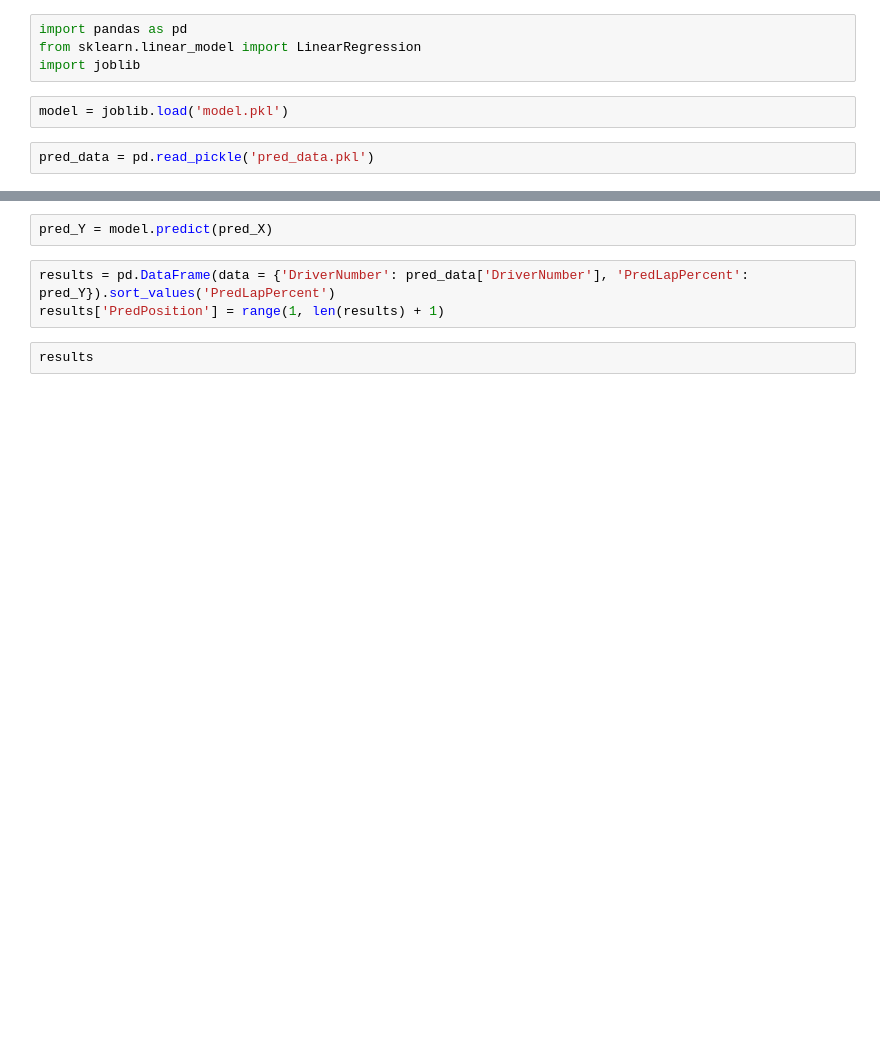
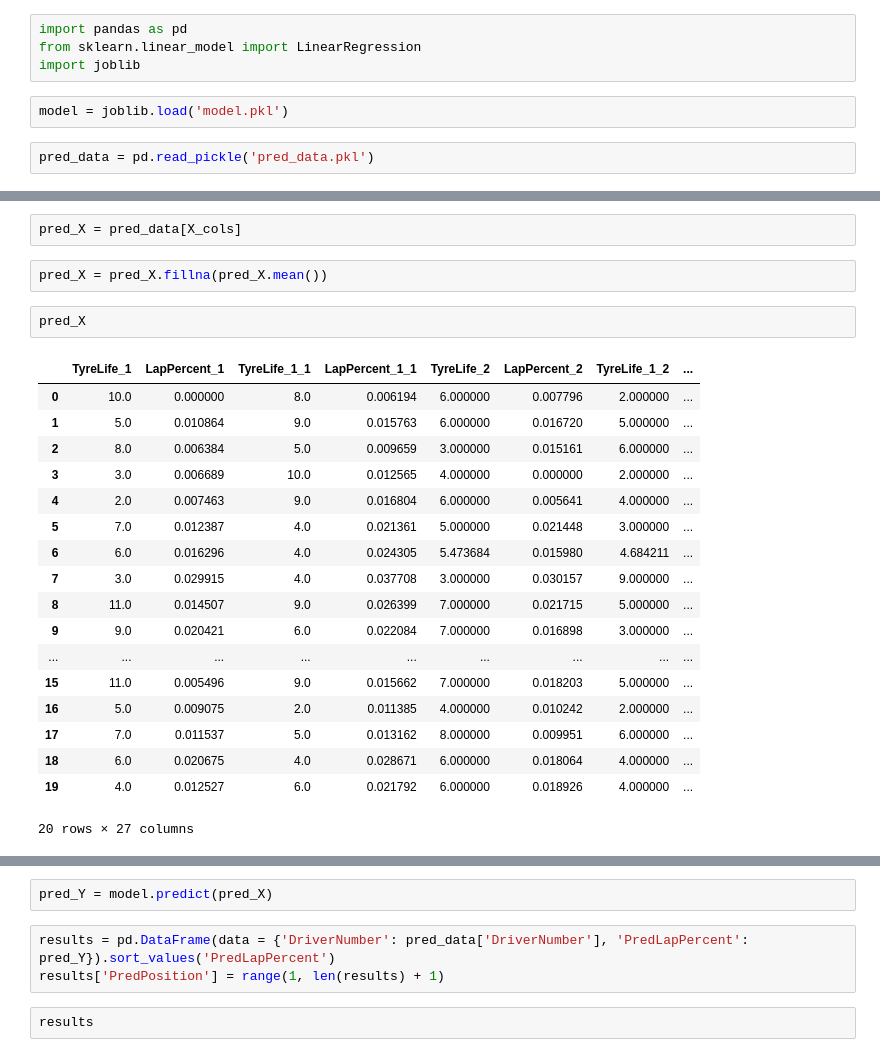
Before and after one commit to jamisonmeindl/F1-Data-Analysis, a Jupyter notebook: prediction.ipynb, the cells around one changed output, grey strips where cells are left out. Saved outputs shown, nothing was run; the diff lists cells and outputs as text; blank space fills up the shorter version.

```diff
--- a/prediction.ipynb
+++ b/prediction.ipynb
@@ -30,0 +51,25 @@ pred_X = pred_data.drop(['DriverNumber'], axis = 1)
+# %%
+pred_X = pred_data[X_cols]
+# %%
+pred_X = pred_X.fillna(pred_X.mean())
+# %%
+pred_X
+# %% [output]
+|  | TyreLife_1 | LapPercent_1 | TyreLife_1_1 | LapPercent_1_1 | TyreLife_2 | LapPercent_2 | TyreLife_1_2 | ... |
+| 0 | 10.0 | 0.000000 | 8.0 | 0.006194 | 6.000000 | 0.007796 | 2.000000 | ... |
+| 1 | 5.0 | 0.010864 | 9.0 | 0.015763 | 6.000000 | 0.016720 | 5.000000 | ... |
+| 2 | 8.0 | 0.006384 | 5.0 | 0.009659 | 3.000000 | 0.015161 | 6.000000 | ... |
+| 3 | 3.0 | 0.006689 | 10.0 | 0.012565 | 4.000000 | 0.000000 | 2.000000 | ... |
+| 4 | 2.0 | 0.007463 | 9.0 | 0.016804 | 6.000000 | 0.005641 | 4.000000 | ... |
+| 5 | 7.0 | 0.012387 | 4.0 | 0.021361 | 5.000000 | 0.021448 | 3.000000 | ... |
+| 6 | 6.0 | 0.016296 | 4.0 | 0.024305 | 5.473684 | 0.015980 | 4.684211 | ... |
+| 7 | 3.0 | 0.029915 | 4.0 | 0.037708 | 3.000000 | 0.030157 | 9.000000 | ... |
+| 8 | 11.0 | 0.014507 | 9.0 | 0.026399 | 7.000000 | 0.021715 | 5.000000 | ... |
+| 9 | 9.0 | 0.020421 | 6.0 | 0.022084 | 7.000000 | 0.016898 | 3.000000 | ... |
+| ... | ... | ... | ... | ... | ... | ... | ... | ... |
+| 15 | 11.0 | 0.005496 | 9.0 | 0.015662 | 7.000000 | 0.018203 | 5.000000 | ... |
+| 16 | 5.0 | 0.009075 | 2.0 | 0.011385 | 4.000000 | 0.010242 | 2.000000 | ... |
+| 17 | 7.0 | 0.011537 | 5.0 | 0.013162 | 8.000000 | 0.009951 | 6.000000 | ... |
+| 18 | 6.0 | 0.020675 | 4.0 | 0.028671 | 6.000000 | 0.018064 | 4.000000 | ... |
+| 19 | 4.0 | 0.012527 | 6.0 | 0.021792 | 6.000000 | 0.018926 | 4.000000 | ... |
+20 rows × 27 columns
```
Also changed, not shown: parts of 8 cells of this notebook, 2 other files.
